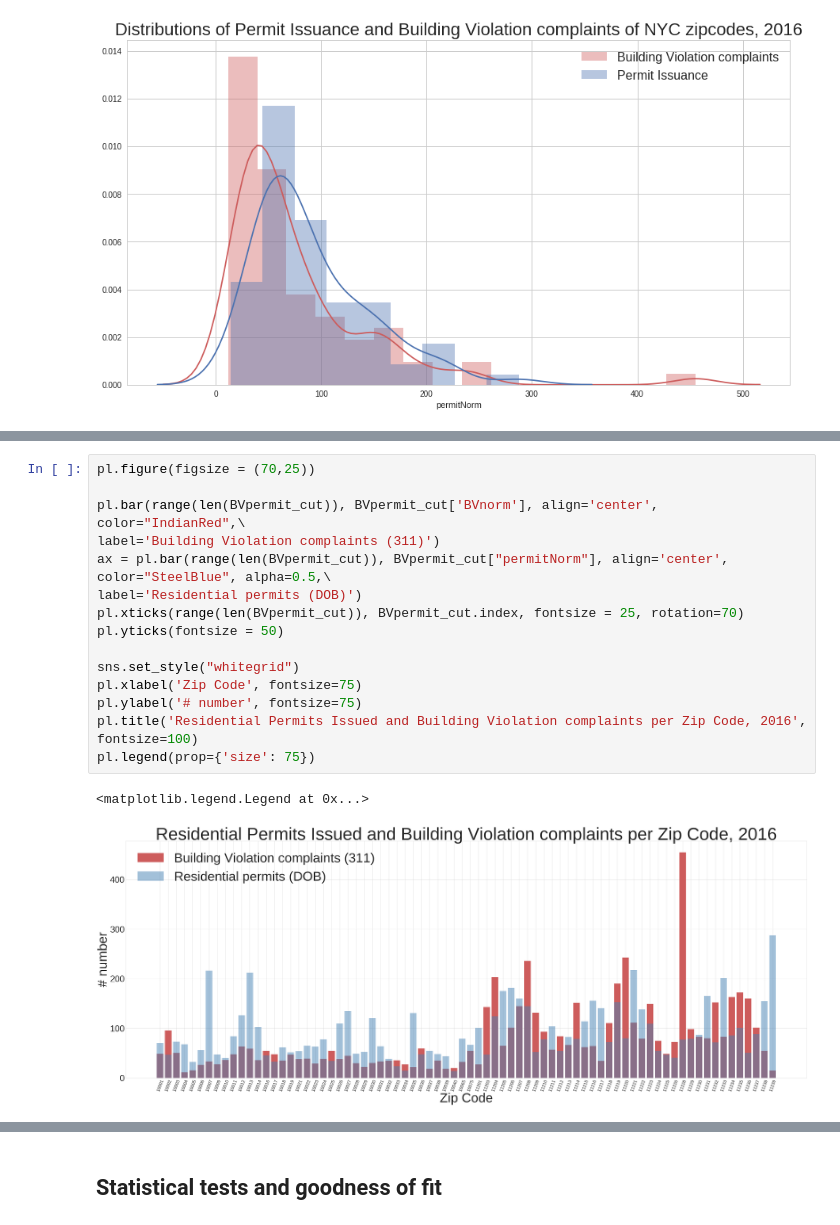
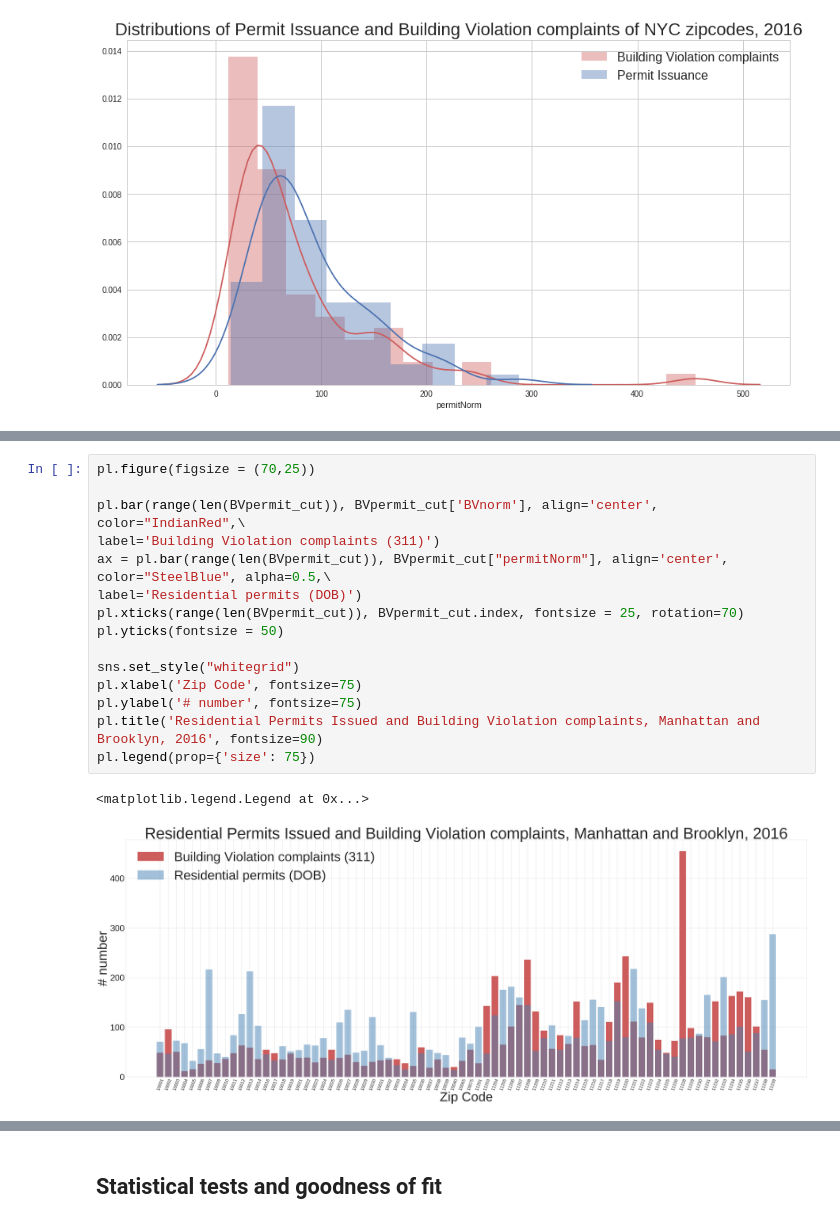
Before and after one commit to danachermesh/PUI2017_dcr346, a Jupyter notebook: PUIextracredit_dcr346/PUIextracredit_dcr346.ipynb, the cells around one changed output, grey strips where cells are left out. Drawn from its saved outputs; the diff is of its cells as text.

```diff
--- a/PUIextracredit_dcr346/PUIextracredit_dcr346.ipynb
+++ b/PUIextracredit_dcr346/PUIextracredit_dcr346.ipynb
@@ -781,18 +791,18 @@ pl.legend(fontsize=16)
 # %%
 pl.figure(figsize = (70,25))
 
 pl.bar(range(len(BVpermit_cut)), BVpermit_cut['BVnorm'], align='center', color="IndianRed",\
 label='Building Violation complaints (311)')
 ax = pl.bar(range(len(BVpermit_cut)), BVpermit_cut["permitNorm"], align='center', color="SteelBlue", alpha=0.5,\
 label='Residential permits (DOB)')
 pl.xticks(range(len(BVpermit_cut)), BVpermit_cut.index, fontsize = 25, rotation=70)
 pl.yticks(fontsize = 50)
 
 sns.set_style("whitegrid")
 pl.xlabel('Zip Code', fontsize=75)
 pl.ylabel('# number', fontsize=75)
-pl.title('Residential Permits Issued and Building Violation complaints per Zip Code, 2016', fontsize=100)
+pl.title('Residential Permits Issued and Building Violation complaints, Manhattan and Brooklyn, 2016', fontsize=90)
 pl.legend(prop={'size': 75})
 # %% [output]
 <matplotlib.legend.Legend at 0x...>
-[figure, old version]
+[figure, new version]
```
Also changed, not shown: parts of 36 cells of this notebook.
